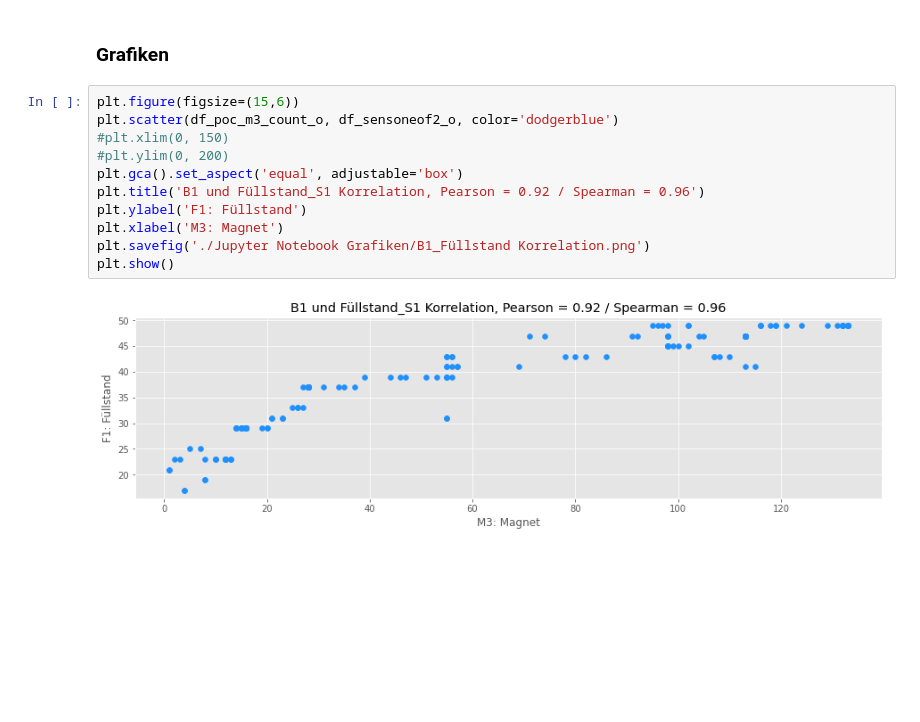
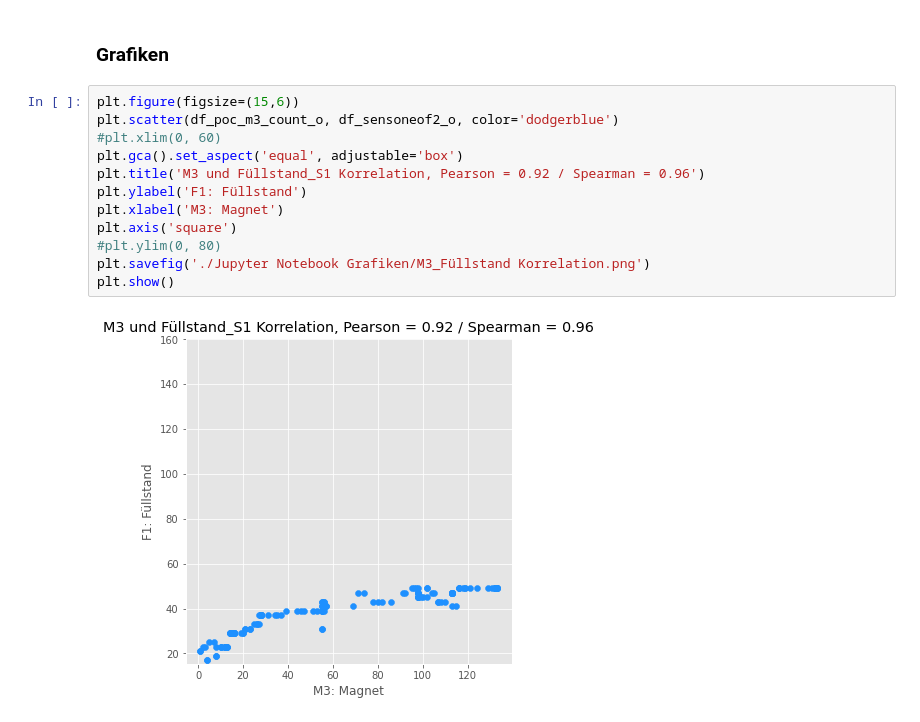
Before and after one commit to phyti1/ds_p4_kompotoi, a Jupyter notebook: Data_aquissation_sensoneo.ipynb, the cells around one changed output. Saved outputs shown, nothing was run; the diff lists cells and outputs as text; blank space fills up the shorter version.

Commit message:
Regression von Hand, und Grafiken erneuert

```diff
--- a/Data_aquissation_sensoneo.ipynb
+++ b/Data_aquissation_sensoneo.ipynb
@@ -998,13 +1001,14 @@ Trotz den schwankenden Messwerten des Fülsltandsensor eine ganz gute positive K
 # %%
 plt.figure(figsize=(15,6))
 plt.scatter(df_poc_m3_count_o, df_sensoneof2_o, color='dodgerblue')
-#plt.xlim(0, 150)
-#plt.ylim(0, 200)
+#plt.xlim(0, 60)
 plt.gca().set_aspect('equal', adjustable='box')
-plt.title('B1 und Füllstand_S1 Korrelation, Pearson = 0.92 / Spearman = 0.96')
+plt.title('M3 und Füllstand_S1 Korrelation, Pearson = 0.92 / Spearman = 0.96')
 plt.ylabel('F1: Füllstand')
 plt.xlabel('M3: Magnet')
-plt.savefig('./Jupyter Notebook Grafiken/B1_Füllstand Korrelation.png')
+plt.axis('square')
+#plt.ylim(0, 80)
+plt.savefig('./Jupyter Notebook Grafiken/M3_Füllstand Korrelation.png')
 plt.show()
 # %% [output]
-[figure, old version]
+[figure, new version]
```
Also changed, not shown: parts of 1 cell of this notebook, 3 other files.
